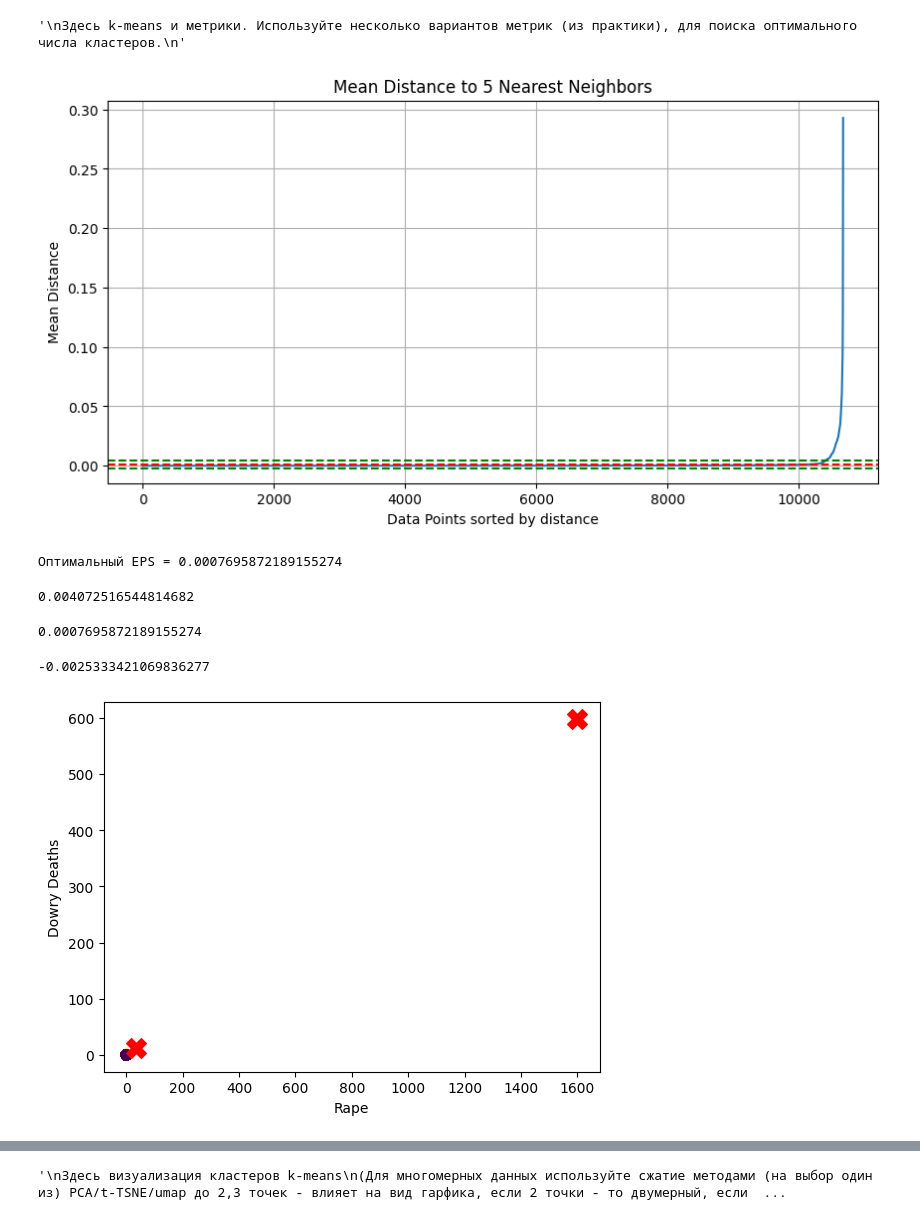
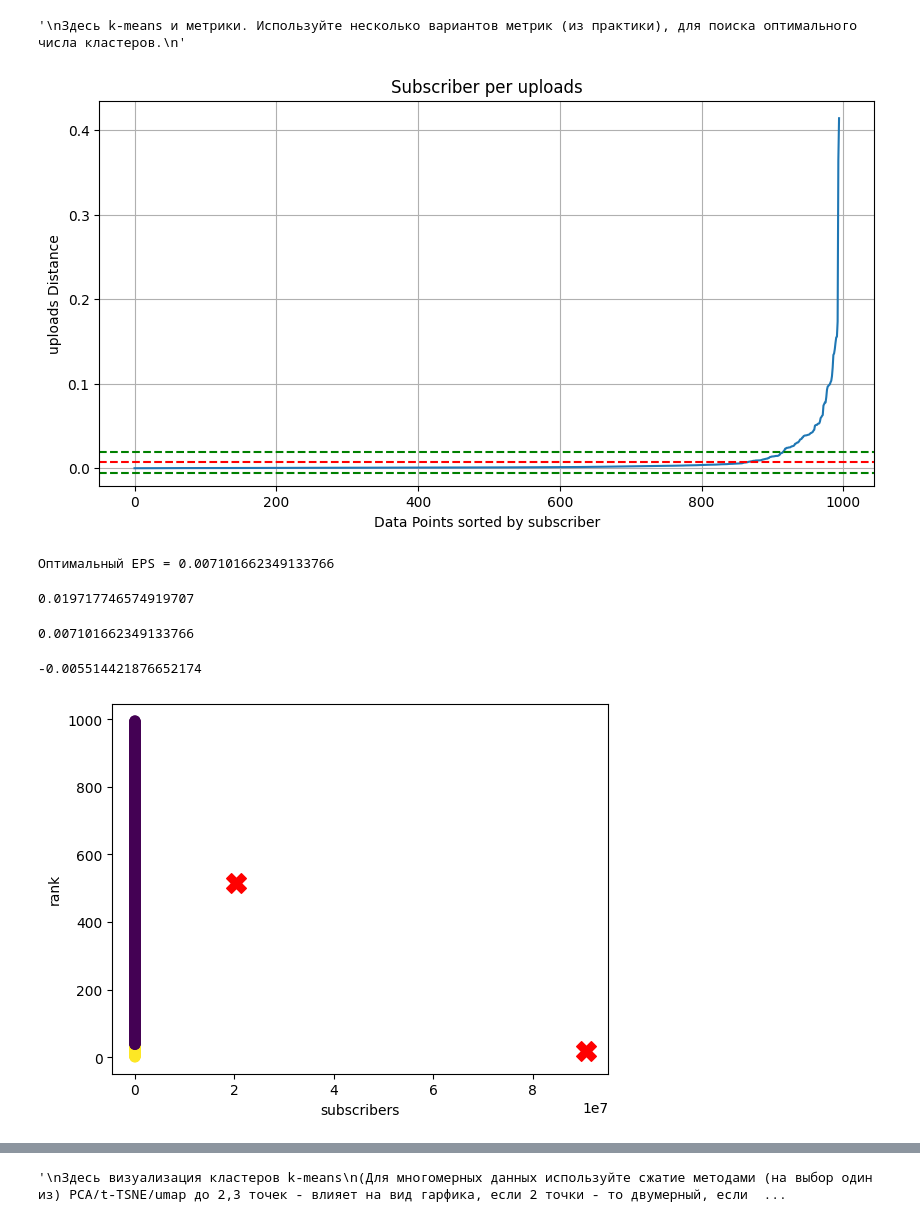
Before and after one commit to Natalys2003/Machine-learn, a Jupyter notebook: lab4/Задание_4.ipynb, the cells around one changed output, grey strips where cells are left out. Drawn from its saved outputs; the diff is of its cells as text; code cells hidden in the pictures.

```diff
--- a/lab4/Задание_4.ipynb
+++ b/lab4/Задание_4.ipynb
@@ -10,6 +10,6 @@ import pandas as pd
 import matplotlib.pyplot as plt
 from sklearn.cluster import KMeans
 
-df = pd.read_csv("/content/crimes_against_women_2001-2014.csv")
+df = pd.read_csv('/content/Global YouTube Statistics.csv', encoding='unicode_escape')
 df
 # %% [output]
@@ -170,61 +179,61 @@ df_cluster
 # %%
 from sklearn.cluster import DBSCAN
 from sklearn.metrics import calinski_harabasz_score,silhouette_score,davies_bouldin_score
 
 
-neighbours = []
+upload = []
 min_max_scaler = MinMaxScaler()
-min_max_scal = min_max_scaler.fit_transform(df[["Rape","Dowry Deaths"]])
-df[["Rape","Dowry Deaths"]] = min_max_scal
-neighbours = []
+min_max_scal = min_max_scaler.fit_transform(df[["subscribers","uploads"]])
+df[["subscribers","uploadss"]] = min_max_scal
+upload = []
 
 # Проходимся по каждой строке в исходном DataFrame
 for i, v1 in enumerate(min_max_scal):
     # Вычисляем расстояния от текущей точки до всех остальных
     distances = [np.linalg.norm(v1- v2) for j, v2 in enumerate(min_max_scal) if i != j]
     # Вычисляем среднее расстояние до 5 ближайших соседей
-    neighbours.append(np.mean(sorted(distances)[:5]))
+    upload.append(np.mean(sorted(distances)[:5]))
 
 # Сортируем средние расстояния
-neighbours = sorted(neighbours)
+upload = sorted(upload)
 
 # Строим график
 plt.figure(figsize=(10, 5))
-plt.plot(range(len(neighbours)), neighbours)
-plt.title('Mean Distance to 5 Nearest Neighbors')
-plt.xlabel('Data Points sorted by distance')
-plt.ylabel('Mean Distance')
+plt.plot(range(len(upload)), upload)
+plt.title('Subscriber per uploads')
+plt.xlabel('Data Points sorted by subscriber')
+plt.ylabel('uploads Distance')
 plt.grid(True)
 
 # Добавляем линиюю среднего, которая показываем примерно оптимальный EPS
-plt.axhline(y=np.mean(neighbours) + np.std(neighbours) / 2, color='g', linestyle='--')
-plt.axhline(y=np.mean(neighbours), color='r', linestyle='--')
-plt.axhline(y=np.mean(neighbours) - np.std(neighbours) / 2, color='g', linestyle='--')
+plt.axhline(y=np.mean(upload) + np.std(upload) / 2, color='g', linestyle='--')
+plt.axhline(y=np.mean(upload), color='r', linestyle='--')
+plt.axhline(y=np.mean(upload) - np.std(upload) / 2, color='g', linestyle='--')
 # зеленым отмечаем ПРИМЕРНУЮ графницу оптимального EPS, но это не является стандартным методом, это скорее интуитвивная картинка
 # основной смысл в том, что мы ищем то значение, в котором изменение значения по графику становится "стабильным"
 plt.show()
-print(f'Оптимальный EPS = {np.mean(neighbours)}')
+print(f'Оптимальный EPS = {np.mean(upload)}')
 # %% [output]
-[figure, old version]
+[figure, new version]
-Оптимальный EPS = 0.0007695872189155274
+Оптимальный EPS = 0.007101662349133766
 # %%
-np.mean(neighbours) + np.std(neighbours) / 2
+np.mean(upload) + np.std(upload) / 2
 # %% [output]
-0.004072516544814682
+0.019717746574919707
 # %%
-np.mean(neighbours)
+np.mean(upload)
 # %% [output]
-0.0007695872189155274
+0.007101662349133766
 # %%
-np.mean(neighbours) - np.std(neighbours) / 2
+np.mean(upload) - np.std(upload) / 2
 # %% [output]
--0.0025333421069836277
+-0.005514421876652174
 # %%
 #k-means
 
 from sklearn.cluster import KMeans
 kmeans = KMeans(n_clusters=2)
-X = df_cluster[["Rape", "Dowry Deaths"]]
+X = df_cluster[["subscribers", "rank"]]
 X
 # Производим кластеризацию данных
 kmeans.fit(X)
@@ -233,13 +242,13 @@ kmeans.fit(X)
 cluster_centers = kmeans.cluster_centers_
 cluster_labels = kmeans.labels_
 # Визуализируем результаты кластеризации
-plt.scatter(df["Rape"], df["Dowry Deaths"], c=cluster_labels, s=50, cmap='viridis')
+plt.scatter(df["subscribers"], df["rank"], c=cluster_labels, s=50, cmap='viridis')
 plt.scatter(cluster_centers[:, 0], cluster_centers[:, 1], c='red', s=200, marker='X')
-plt.xlabel('Rape')
-plt.ylabel('Dowry Deaths')
+plt.xlabel('subscribers')
+plt.ylabel('rank')
 plt.show()
 # %% [output]
-[figure, old version]
+[figure, new version]
 # %%
 # метрики
 
```
Also changed, not shown: parts of 17 cells of this notebook.
